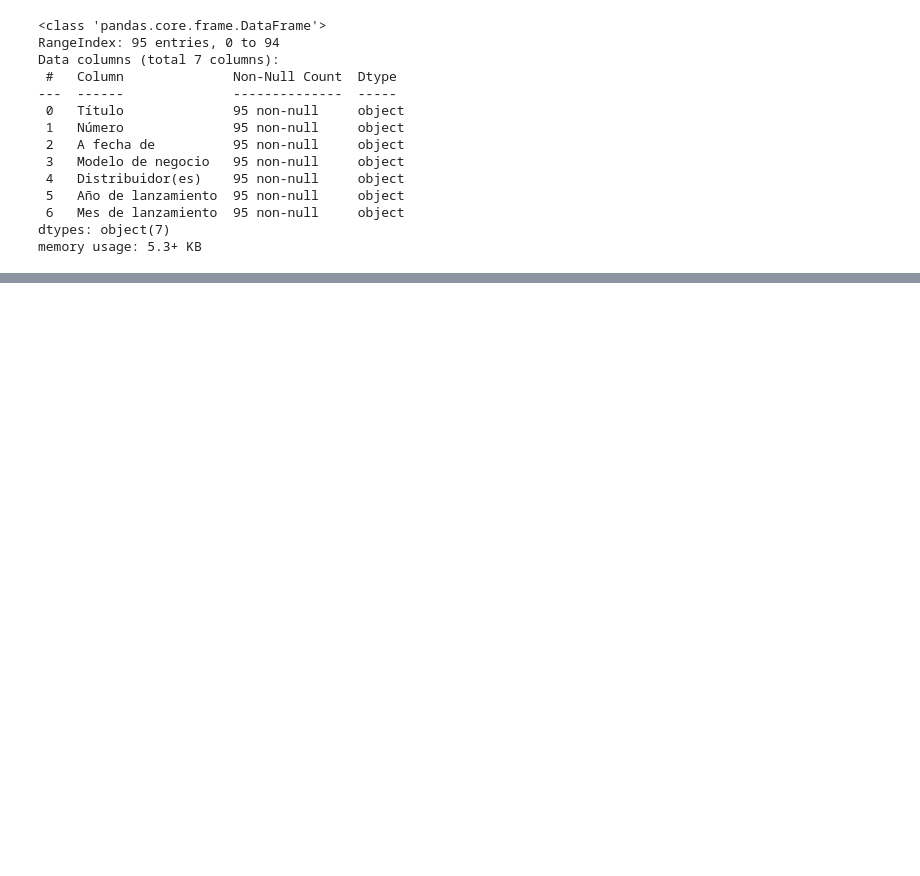
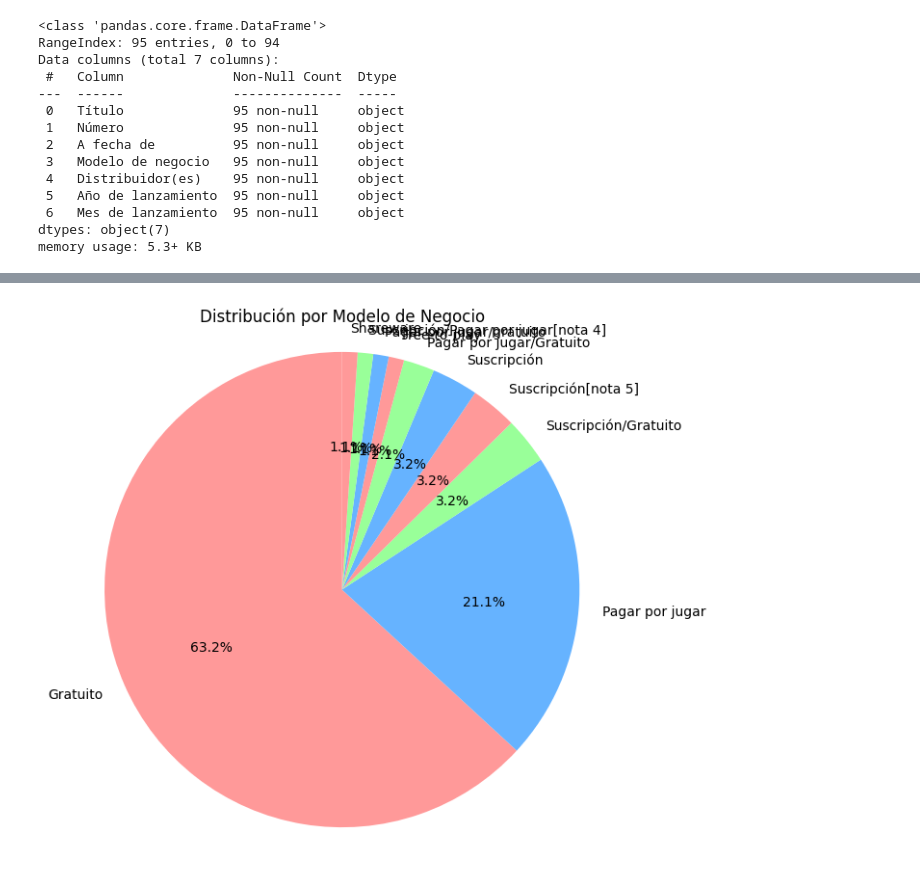
Before and after one commit to Nahuel-nunez/Proyecto_AWS, a Jupyter notebook: Untitled-1.ipynb, the cells around one changed output, grey strips where cells are left out. Cells and saved outputs as stored; diff of their text form; code cells hidden in the pictures; blank space fills up the shorter version.

```diff
--- a/Untitled-1.ipynb
+++ b/Untitled-1.ipynb
@@ -159,0 +260,12 @@ df.tail()
+# %%
+# Contar los tipos de modelo de negocio
+modelos = df['Modelo de negocio'].value_counts()
+
+# Gráfico de torta
+plt.figure(figsize=(7,7))
+plt.pie(modelos, labels=modelos.index, autopct='%1.1f%%', startangle=90, colors=['#ff9999','#66b3ff','#99ff99'])
+plt.title('Distribución por Modelo de Negocio')
+plt.axis('equal')  # Para asegurar que el gráfico sea un círculo
+plt.show()
+# %% [output]
+[figure, added]
```
Also changed, not shown: parts of 13 cells of this notebook.
